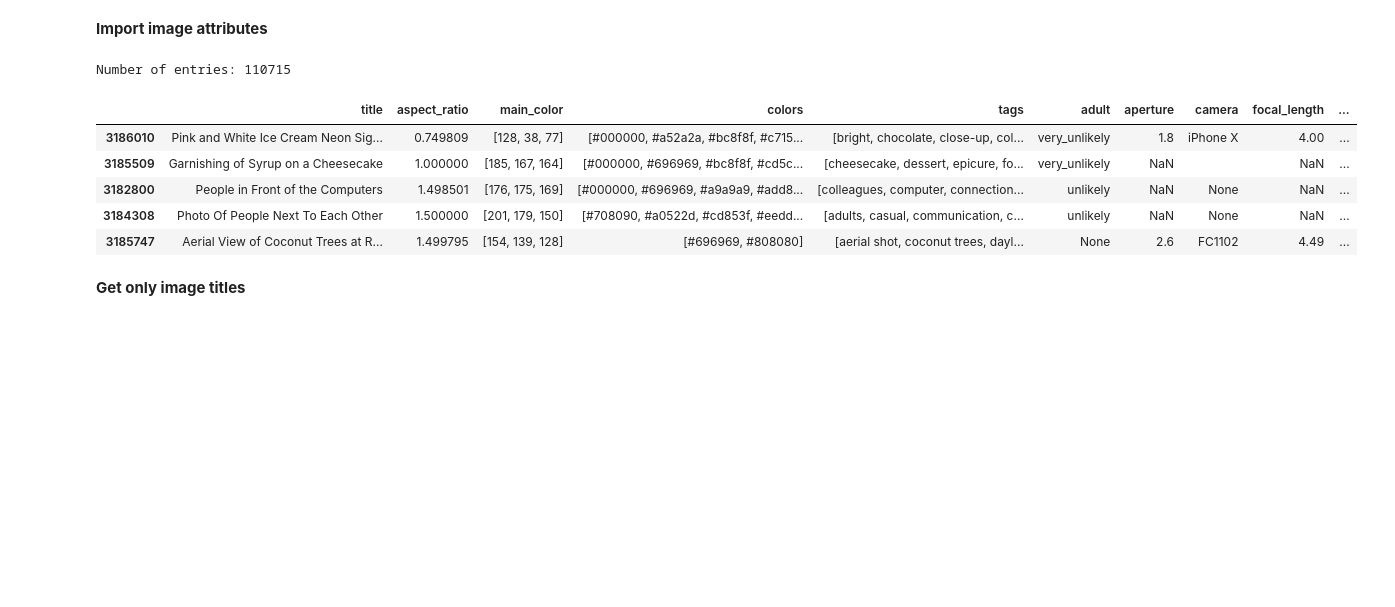
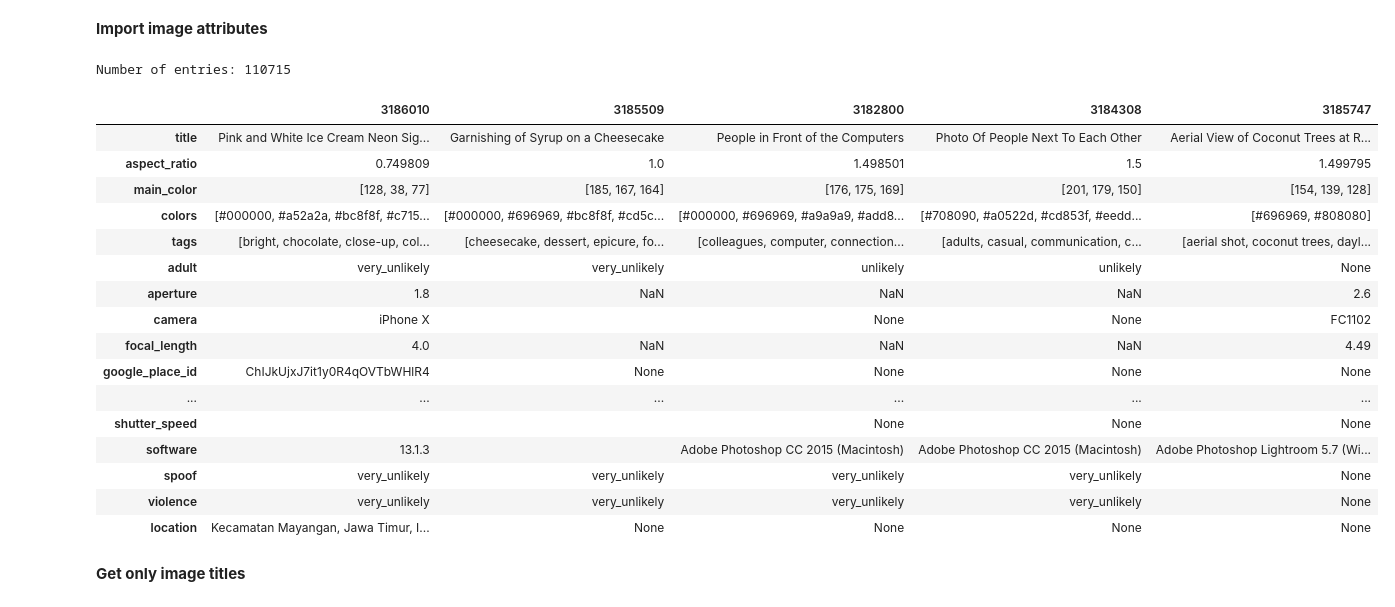
Before and after one commit to cj-mills/pexels-dataset, a Jupyter notebook: pexels-explore-image-attributes.ipynb, the cells around one changed output. Saved outputs shown, nothing was run; the diff lists cells and outputs as text; code cells hidden in the pictures; blank space fills up the shorter version.

```diff
--- a/pexels-explore-image-attributes.ipynb
+++ b/pexels-explore-image-attributes.ipynb
@@ -43,20 +43,31 @@ attributes_df.json
 # %%
 # Read the attributes dataframe from the JSON file
 attributes_df = pd.read_json(attributes_df_json_file)
 
 # Print the number of entries in the dataframe
 print(f"Number of entries: {len(attributes_df)}")
 
 # Display the first few rows of the dataframe
-attributes_df.head()
+attributes_df.head().transpose()
 # %% [output]
 Number of entries: 110715
-|  | title | aspect_ratio | main_color | colors | tags | adult | aperture | camera | focal_length | ... |
-| 3186010 | Pink and White Ice Cream Neon Sig... | 0.749809 | [128, 38, 77] | [#000000, #a52a2a, #bc8f8f, #c715... | [bright, chocolate, close-up, col... | very_unlikely | 1.8 | iPhone X | 4.00 | ... |
-| 3185509 | Garnishing of Syrup on a Cheesecake | 1.000000 | [185, 167, 164] | [#000000, #696969, #bc8f8f, #cd5c... | [cheesecake, dessert, epicure, fo... | very_unlikely | NaN |  | NaN | ... |
-| 3182800 | People in Front of the Computers | 1.498501 | [176, 175, 169] | [#000000, #696969, #a9a9a9, #add8... | [colleagues, computer, connection... | unlikely | NaN | None | NaN | ... |
-| 3184308 | Photo Of People Next To Each Other | 1.500000 | [201, 179, 150] | [#708090, #a0522d, #cd853f, #eedd... | [adults, casual, communication, c... | unlikely | NaN | None | NaN | ... |
-| 3185747 | Aerial View of Coconut Trees at R... | 1.499795 | [154, 139, 128] | [#696969, #808080] | [aerial shot, coconut trees, dayl... | None | 2.6 | FC1102 | 4.49 | ... |
+|  | 3186010 | 3185509 | 3182800 | 3184308 | 3185747 |
+| title | Pink and White Ice Cream Neon Sig... | Garnishing of Syrup on a Cheesecake | People in Front of the Computers | Photo Of People Next To Each Other | Aerial View of Coconut Trees at R... |
+| aspect_ratio | 0.749809 | 1.0 | 1.498501 | 1.5 | 1.499795 |
+| main_color | [128, 38, 77] | [185, 167, 164] | [176, 175, 169] | [201, 179, 150] | [154, 139, 128] |
+| colors | [#000000, #a52a2a, #bc8f8f, #c715... | [#000000, #696969, #bc8f8f, #cd5c... | [#000000, #696969, #a9a9a9, #add8... | [#708090, #a0522d, #cd853f, #eedd... | [#696969, #808080] |
+| tags | [bright, chocolate, close-up, col... | [cheesecake, dessert, epicure, fo... | [colleagues, computer, connection... | [adults, casual, communication, c... | [aerial shot, coconut trees, dayl... |
+| adult | very_unlikely | very_unlikely | unlikely | unlikely | None |
+| aperture | 1.8 | NaN | NaN | NaN | 2.6 |
+| camera | iPhone X |  | None | None | FC1102 |
+| focal_length | 4.0 | NaN | NaN | NaN | 4.49 |
+| google_place_id | ChIJkUjxJ7it1y0R4qOVTbWHlR4 | None | None | None | None |
+| ... | ... | ... | ... | ... | ... |
+| shutter_speed |  |  | None | None | None |
+| software | 13.1.3 |  | Adobe Photoshop CC 2015 (Macintosh) | Adobe Photoshop CC 2015 (Macintosh) | Adobe Photoshop Lightroom 5.7 (Wi... |
+| spoof | very_unlikely | very_unlikely | very_unlikely | very_unlikely | None |
+| violence | very_unlikely | very_unlikely | very_unlikely | very_unlikely | None |
+| location | Kecamatan Mayangan, Jawa Timur, I... | None | None | None | None |
 # %% [markdown]
 **Get only image titles**
 # %%
```
Also changed, not shown: parts of 6 cells of this notebook, 1 other file.
